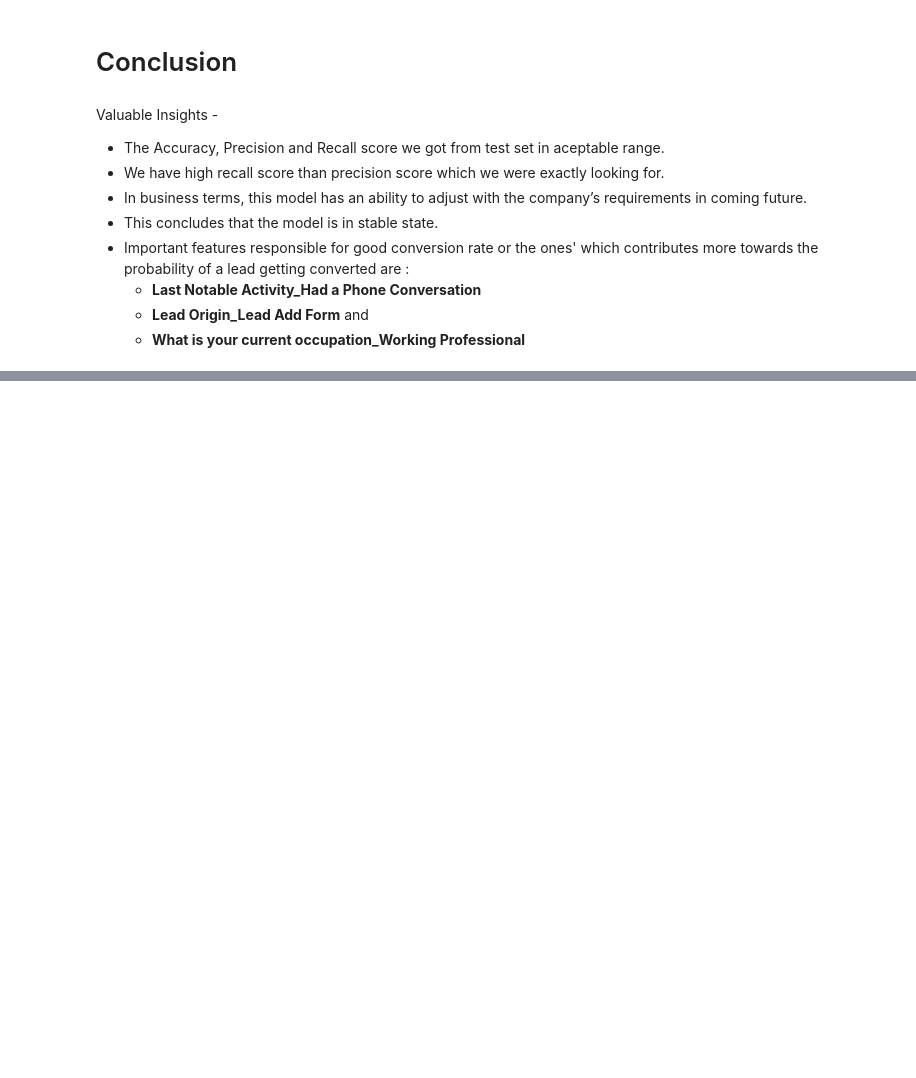
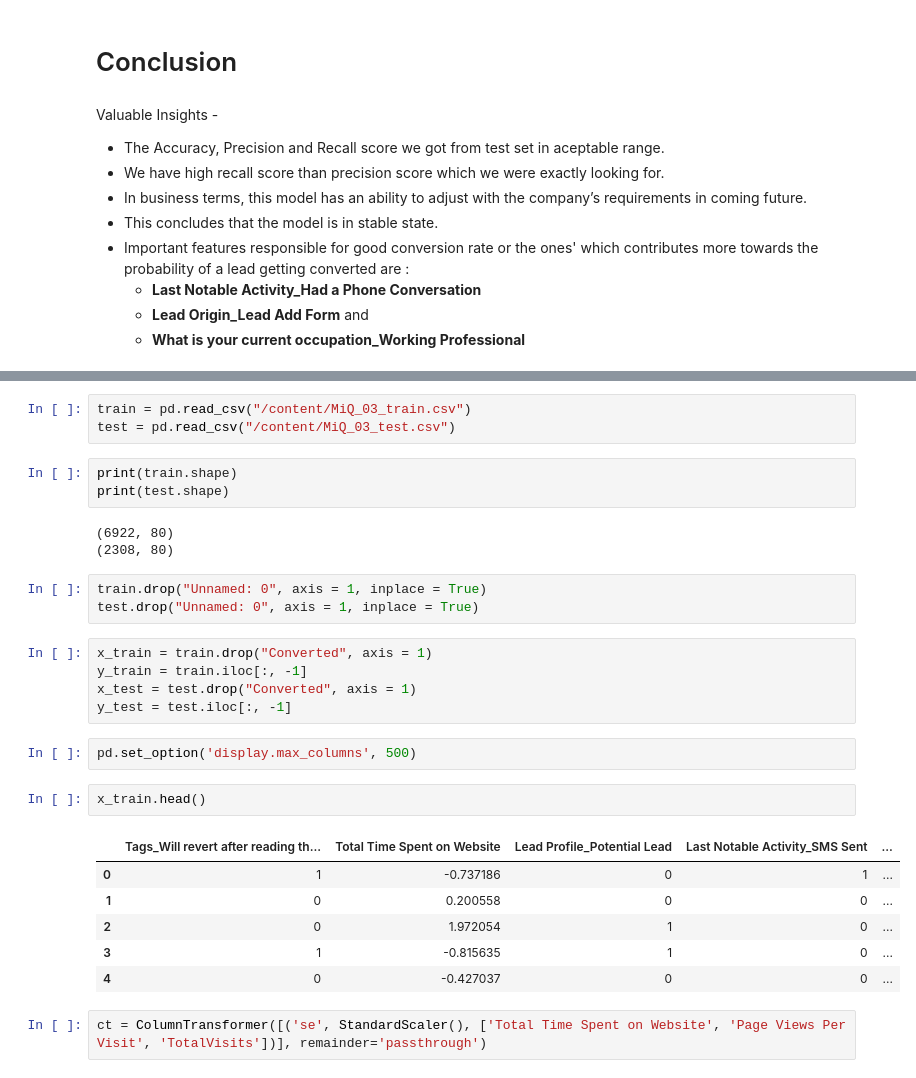
Before and after one commit to mmilannaik/BigOCheatSheet, a Jupyter notebook: Miq_Lead_Scoring_Case_Study.ipynb, the cells around one changed output, grey strips where cells are left out. Saved outputs shown, nothing was run; the diff lists cells and outputs as text; blank space fills up the shorter version.

```diff
--- a/Miq_Lead_Scoring_Case_Study.ipynb
+++ b/Miq_Lead_Scoring_Case_Study.ipynb
@@ -1759,0 +1442,30 @@ Valuable Insights -
+# %%
+train = pd.read_csv("/content/MiQ_03_train.csv")
+test = pd.read_csv("/content/MiQ_03_test.csv")
+# %%
+print(train.shape)
+print(test.shape)
+# %% [output]
+(6922, 80)
+(2308, 80)
+# %%
+train.drop("Unnamed: 0", axis = 1, inplace = True)
+test.drop("Unnamed: 0", axis = 1, inplace = True)
+# %%
+x_train = train.drop("Converted", axis = 1)
+y_train = train.iloc[:, -1]
+x_test = test.drop("Converted", axis = 1)
+y_test = test.iloc[:, -1]
+# %%
+pd.set_option('display.max_columns', 500)
+# %%
+x_train.head()
+# %% [output]
+|  | Tags_Will revert after reading th... | Total Time Spent on Website | Lead Profile_Potential Lead | Last Notable Activity_SMS Sent | ... |
+| 0 | 1 | -0.737186 | 0 | 1 | ... |
+| 1 | 0 | 0.200558 | 0 | 0 | ... |
+| 2 | 0 | 1.972054 | 1 | 0 | ... |
+| 3 | 1 | -0.815635 | 1 | 0 | ... |
+| 4 | 0 | -0.427037 | 0 | 0 | ... |
+# %%
+ct = ColumnTransformer([('se', StandardScaler(), ['Total Time Spent on Website', 'Page Views Per Visit', 'TotalVisits'])], remainder='passthrough')
```
Also changed, not shown: parts of 116 cells of this notebook.
